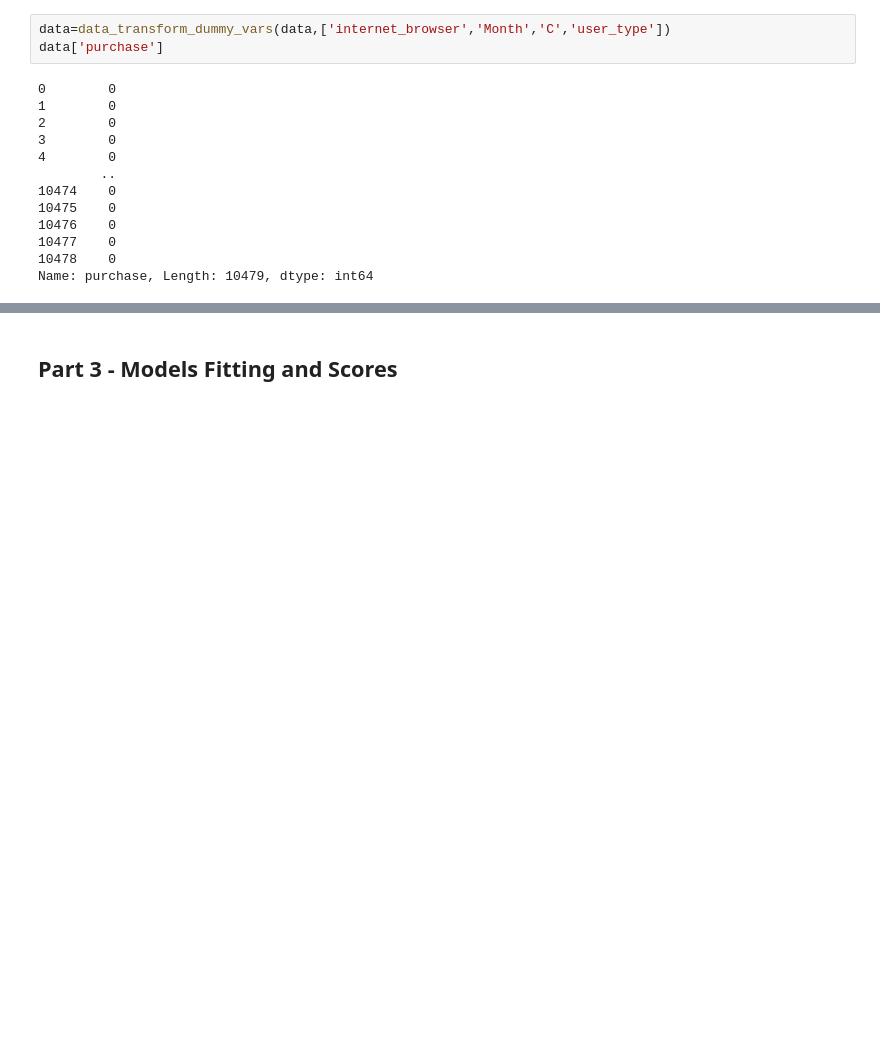
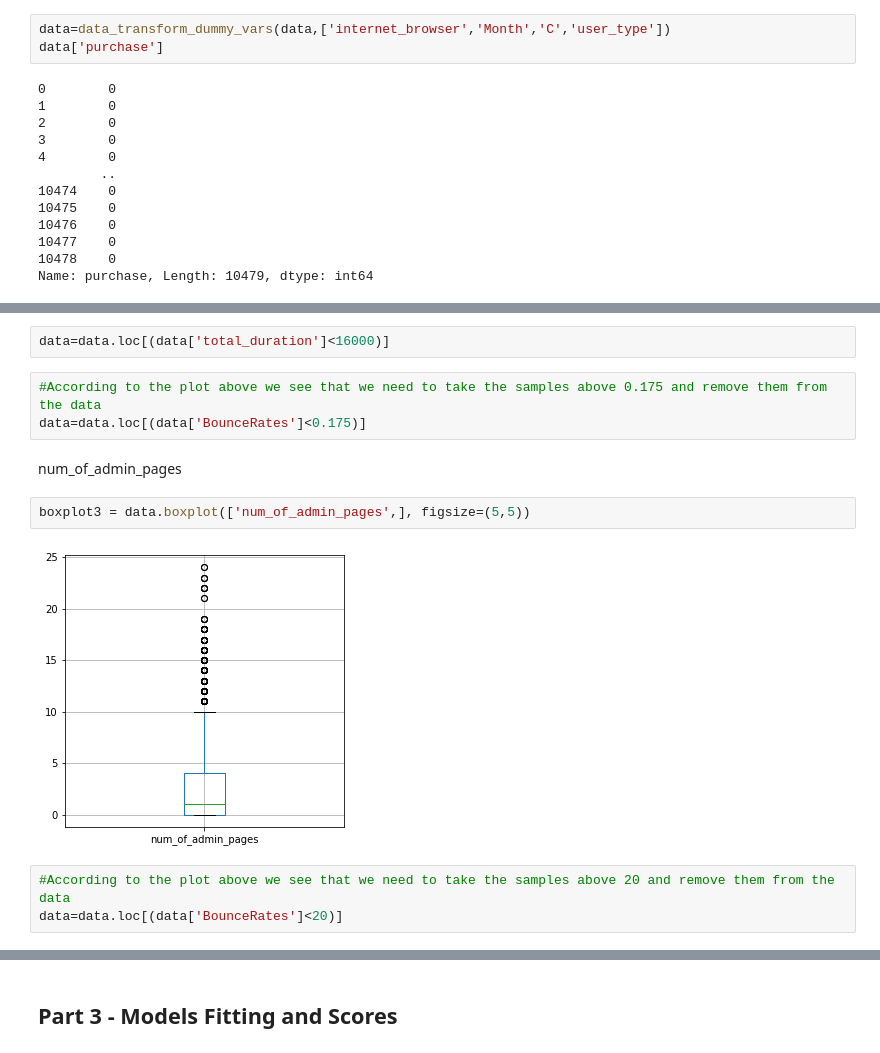
Before and after one commit to TalmSnir/ML-Final-Project, a Jupyter notebook: Final-Project.ipynb, the cells around one changed output, grey strips where cells are left out. Saved outputs shown, nothing was run; the diff lists cells and outputs as text; blank space fills up the shorter version.

```diff
--- a/Final-Project.ipynb
+++ b/Final-Project.ipynb
@@ -424,0 +463,14 @@ Now we need to reduce the dimentions of the tables
+# %%
+data=data.loc[(data['total_duration']<16000)]
+# %%
+#According to the plot above we see that we need to take the samples above 0.175 and remove them from the data
+data=data.loc[(data['BounceRates']<0.175)]
+# %% [markdown]
+num_of_admin_pages
+# %%
+boxplot3 = data.boxplot(['num_of_admin_pages',], figsize=(5,5))
+# %% [output]
+[figure, added]
+# %%
+#According to the plot above we see that we need to take the samples above 20 and remove them from the data
+data=data.loc[(data['BounceRates']<20)]
```
Also changed, not shown: parts of 31 cells of this notebook.
